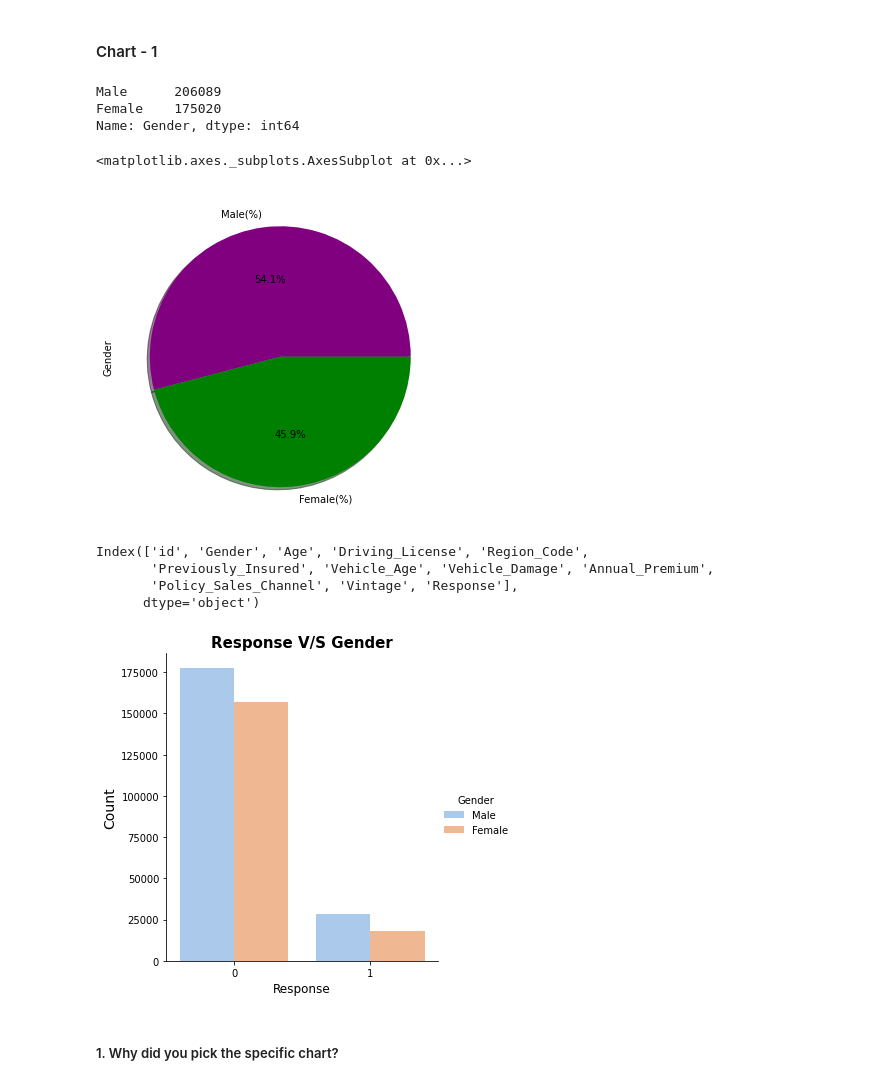
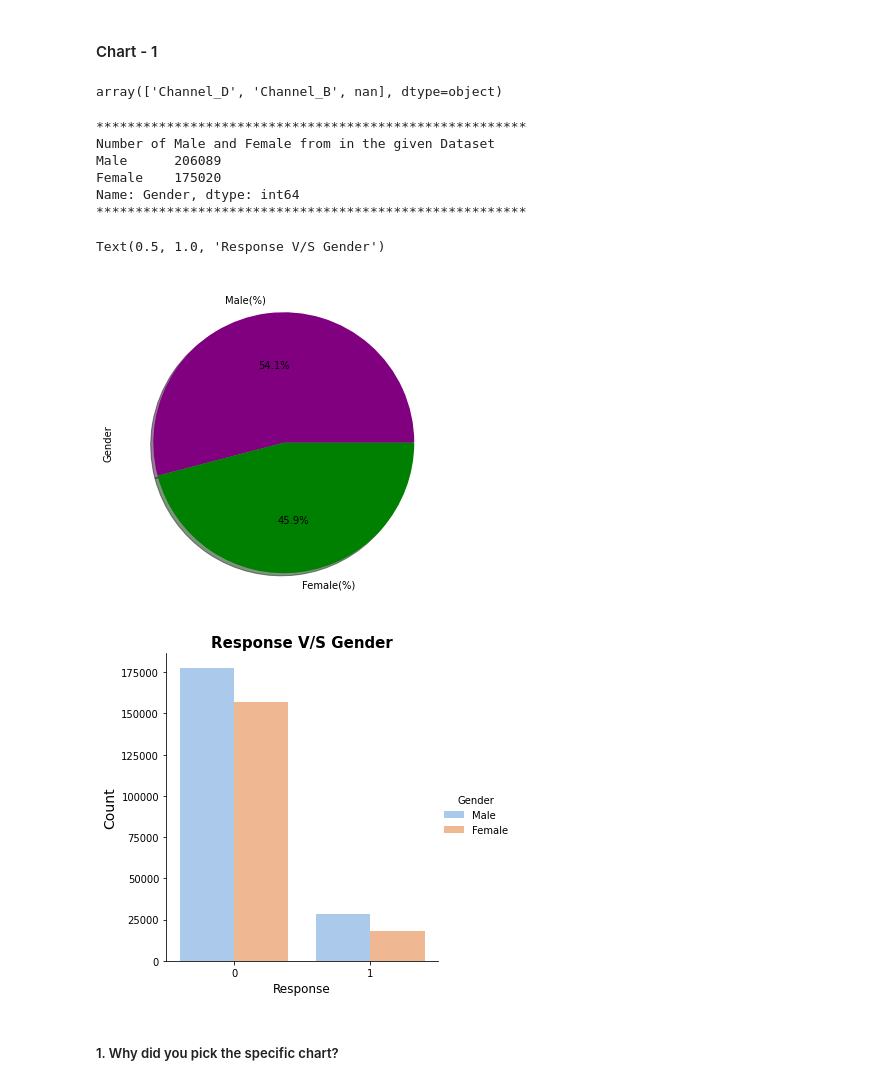
Before and after one commit to Asif-Ansari-bbl/HEALTH-INSURENCE-CROSS-SELL-PREDICTION, a Jupyter notebook: HEALTH_INSURANCE_GROSS_SELL_PREDICTION.ipynb, the cells around one changed output. Saved outputs shown, nothing was run; the diff lists cells and outputs as text; code cells hidden in the pictures.

```diff
--- a/HEALTH_INSURANCE_GROSS_SELL_PREDICTION.ipynb
+++ b/HEALTH_INSURANCE_GROSS_SELL_PREDICTION.ipynb
@@ -356,0 +381,2 @@ Data wrangling is the process of removing errors and combining complex data sets
+# %%
+dataset.drop(['id'] , axis=1, inplace= True)
@@ -382,32 +423,36 @@ Answer Here.
 ## ***4. Data Vizualization, Storytelling & Experimenting with charts : Understand the relationships between variables***
 # %% [markdown]
 #### Chart - 1
+# %%
+dataset['Region_Code_Categorical'].unique()
+# %% [output]
+array(['Channel_D', 'Channel_B', nan], dtype=object)
 # %%
 # Chart - 1 visualization code
-# Dependant Column Value Counts
 
+print('*'*55)
+print('Number of Male and Female from in the given Dataset')
 print(dataset['Gender'].value_counts())
-# Dependant Variable Column Visualization
-dataset['Gender'].value_counts().plot(kind='pie',
-                              figsize=(15,6),
-                               autopct="%1.1f%%",
-                               startangle=360,
-                               shadow=True,
-                               labels=['Male(%)','Female(%)'],
-                               colors=['purple','green'],
-                               explode=[0,0]
 
-                              )
+print('*'*55)
+# Distribution of Gender through Pie plot
+
+dataset['Gender'].value_counts().plot(kind='pie',figsize=(15,6), autopct="%1.1f%%", startangle=360,shadow=True,
+                               labels=['Male(%)','Female(%)'], colors=['purple','green'],explode=[0,0])
+
+# Gender and responce Relationship
+
+sns.catplot(x="Response", hue="Gender", kind="count",palette="pastel",data=dataset)
+plt.xlabel('Response', fontdict={'fontsize':12})
+plt.ylabel('Count',fontdict={'fontsize': 14})
+plt.title('Response V/S Gender', fontdict={'fontsize': 15, 'fontweight':'bold'})
 # %% [output]
+*******************************************************
+Number of Male and Female from in the given Dataset
 Male      206089
 Female    175020
 Name: Gender, dtype: int64
+*******************************************************
-<matplotlib.axes._subplots.AxesSubplot at 0x...>
+Text(0.5, 1.0, 'Response V/S Gender')
-[figure, old version]
+[figure, new version]
+[figure, added]
-# %%
-dataset.columns
-# %% [output]
-Index(['id', 'Gender', 'Age', 'Driving_License', 'Region_Code',
-       'Previously_Insured', 'Vehicle_Age', 'Vehicle_Damage', 'Annual_Premium',
-       'Policy_Sales_Channel', 'Vintage', 'Response'],
-      dtype='object')
@@ -425,7 +459,3 @@ def show_gender_response_relation(df):
-# %%
-show_gender_response_relation(dataset)
-# %% [output]
-[figure, removed]
 # %% [markdown]
 ##### 1. Why did you pick the specific chart?
 # %% [markdown]
```
Also changed, not shown: parts of 123 cells of this notebook.
